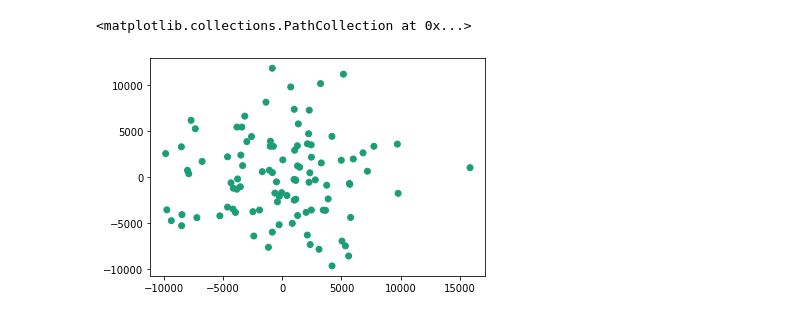
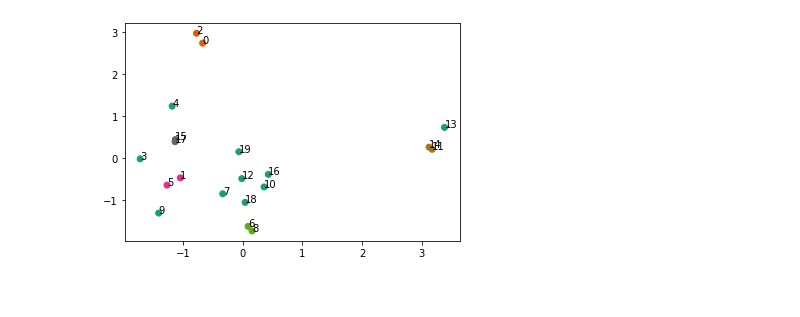
Before and after one commit to momoenomoto/visualizing-code-similarity, a Jupyter notebook: clustering/clustering.ipynb, the cells around one changed output. Drawn from its saved outputs; the diff is of its cells as text; code cells hidden in the pictures.

```diff
--- a/clustering/clustering.ipynb
+++ b/clustering/clustering.ipynb
@@ -21,9 +37,9 @@ print(X)
 # %%
 '''t-SNE'''
 m = manifold.TSNE(learning_rate=50)
-tsne_result = m.fit_transform(X)
+tsne_result = m.fit_transform(np.array(hashed_data))
 print(len(tsne_result))
 plt.scatter(x=tsne_result[:,0],y=tsne_result[:,1])
-#for i in range(len(tsne_result)):
-#    plt.text(tsne_result[i,0],tsne_result[i,1],i)
+for i in range(len(tsne_result)):
+    plt.text(tsne_result[i,0],tsne_result[i,1],i+1)
 # %% [output]
@@ -33,6 +48,14 @@ plt.scatter(x=tsne_result[:,0],y=tsne_result[:,1])
 # %%
 #PCA
 pca = PCA(n_components=2)
-pca_result = pca.fit_transform(X)
+pca_result = pca.fit_transform(hashed_data)
+new_result=[]
+for i in range(len(pca_result)):
+    new_result.append([index[i],pca_result[i]])
+print(new_result)
 plt.scatter(x=pca_result[:,0],y=pca_result[:,1])
+d=0
+for i in range(len(pca_result)):
+    plt.text(pca_result[i,0],pca_result[i,1],i)
+    d+=1
 # %% [output]
@@ -48,7 +71,10 @@ plt.scatter(tsne_result[:, 0], tsne_result[:, 1], c=y_pred, cmap='Dark2')
 # %%
-clusterer = DBSCAN(eps=0.1, min_samples=5, metric='euclidean')
-z_pred = clusterer.fit_predict(pca_result)
+clusterer2 = DBSCAN(eps=0.3, min_samples=2, metric='euclidean')
+z_pred = clusterer2.fit_predict(pca_result)
 plt.scatter(pca_result[:, 0], pca_result[:, 1], c=z_pred, cmap='Dark2')
+d=0
+for i in range(len(pca_result)):
+    plt.text(pca_result[i,0],pca_result[i,1],i)
+    d+=1
 # %% [output]
-<matplotlib.collections.PathCollection at 0x...>
-[figure, old version]
+[figure, new version]
```
Also changed, not shown: parts of 5 cells of this notebook, 3 other files.
